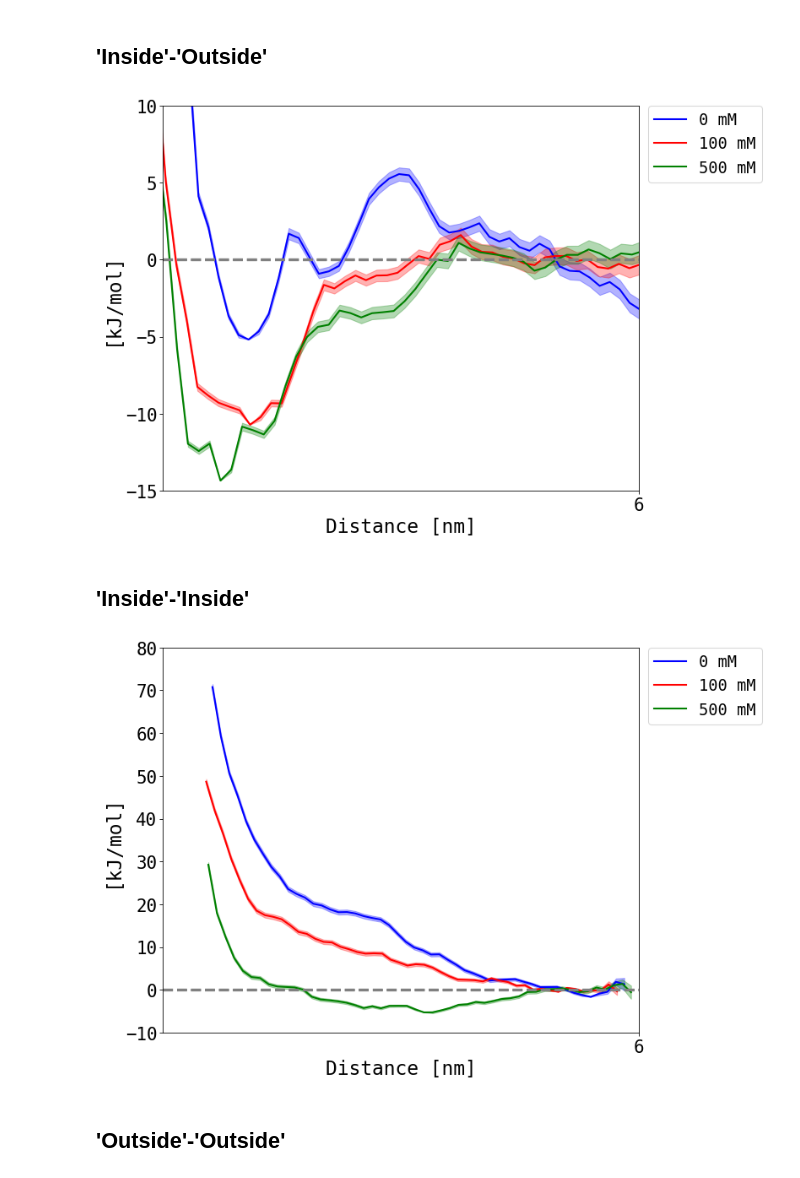
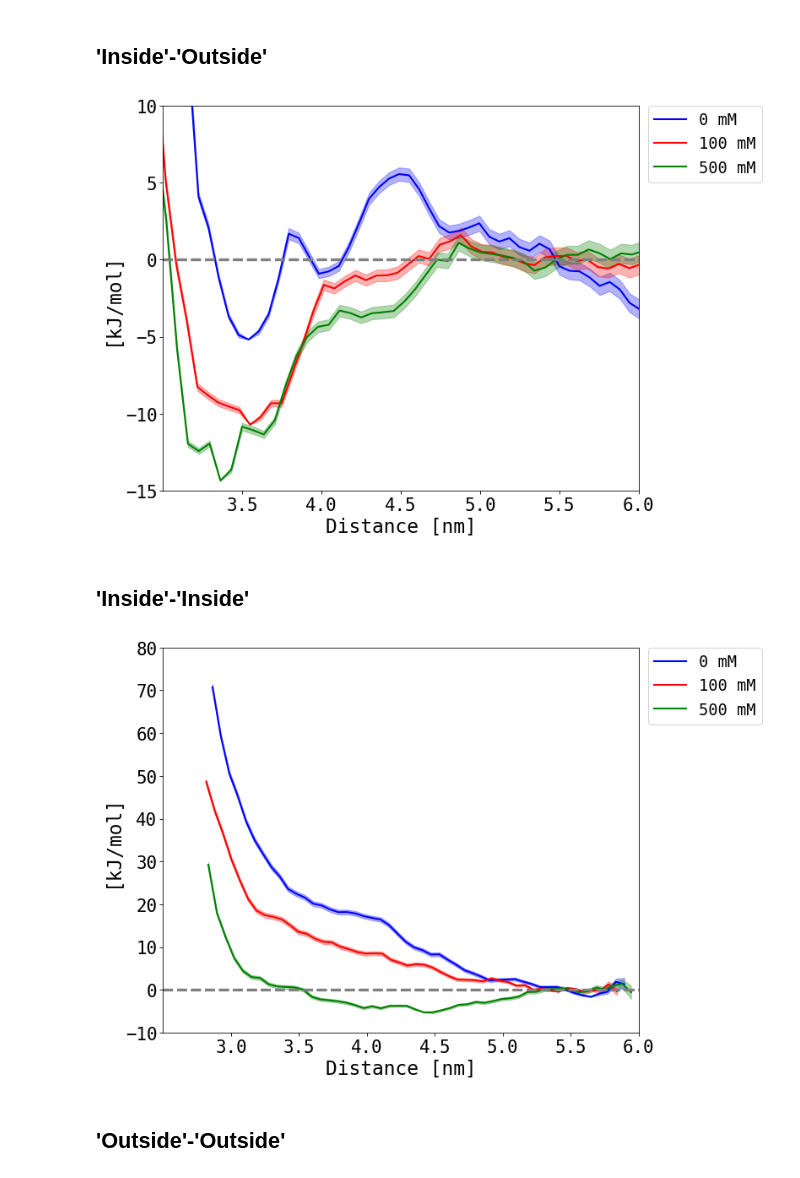
Before and after one commit to feiglab/bmc, a Jupyter notebook: notebooks/H_H_umbrella_analysis.ipynb, the cells around one changed output. Saved outputs shown, nothing was run; the diff lists cells and outputs as text; code cells hidden in the pictures.

```diff
--- a/notebooks/H_H_umbrella_analysis.ipynb
+++ b/notebooks/H_H_umbrella_analysis.ipynb
@@ -61,12 +70,13 @@ data100_zio = process_umbrella('hh',dir=datadir+"/zio/100mM",biasval='zbias',ski
 data500_zio = process_umbrella('hh',dir=datadir+"/zio/500mM",biasval='zbias',skip=skip)
 # %%
 minmax['dist']=[3.0,6.0]
+tics['dist']=[3.5, 4.0, 4.5, 5.0, 5.5, 6.0]
 
 plot1D_combined([data0_zio,data100_zio,data500_zio],'dist',minmax=minmax,tics=tics,usembar=True,
                 matchflat=[5.2,5.7],matchzero=True, horizontal=0, fmin=-15,fmax=10,
                 key=['0 mM','100 mM','500 mM'])
 # %% [output]
-[figure, old version]
+[figure, new version]
 # %% [markdown]
 ## 'Inside'-'Inside'
 # %%
@@ -75,12 +85,13 @@ data100_zii = process_umbrella('hh',dir=datadir+"/zii/100mM",biasval='zbias',ski
 data500_zii = process_umbrella('hh',dir=datadir+"/zii/500mM",biasval='zbias',skip=skip)
 # %%
 minmax['dist']=[2.5,6]
+tics['dist']=[3.0, 3.5, 4.0, 4.5, 5.0, 5.5, 6.0]
 
 plot1D_combined([data0_zii, data100_zii, data500_zii],'dist',minmax=minmax,tics=tics,usembar=True,
                 matchflat=[5.2,5.7], matchzero=True, horizontal=0, fmin=-10,fmax=80,
                 key=['0 mM','100 mM','500 mM'])
 # %% [output]
-[figure, old version]
+[figure, new version]
 # %% [markdown]
 ## 'Outside'-'Outside'
 # %%
```
Also changed, not shown: parts of 2 cells of this notebook.
